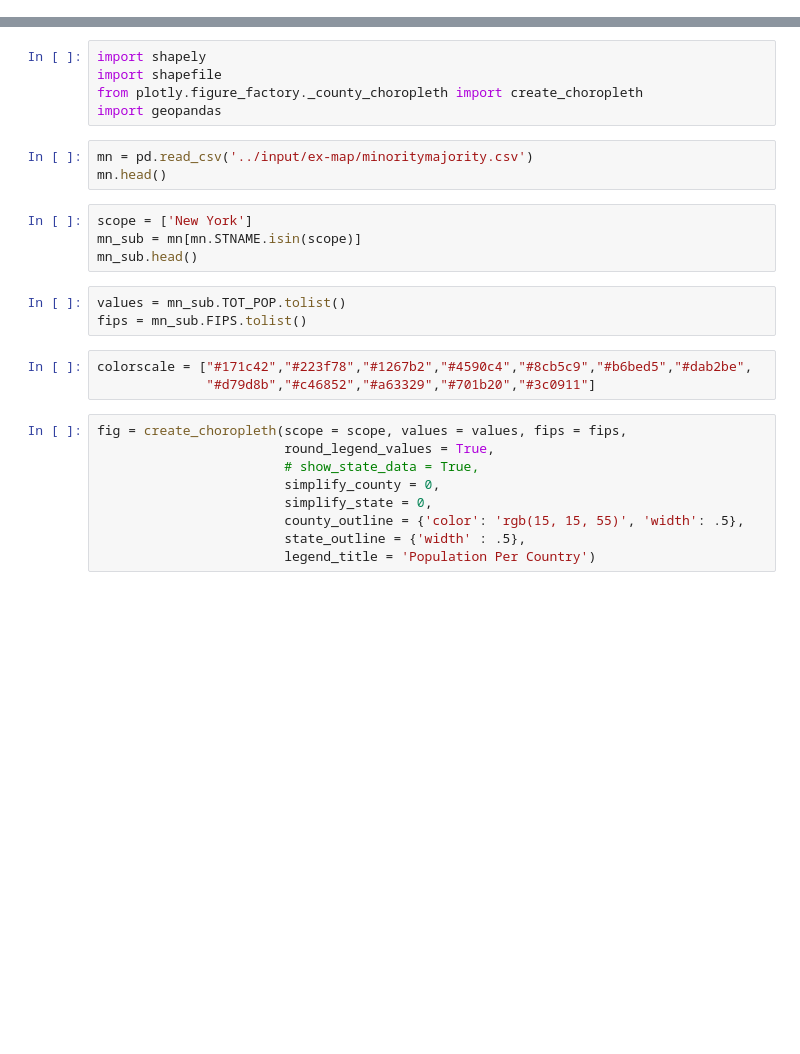
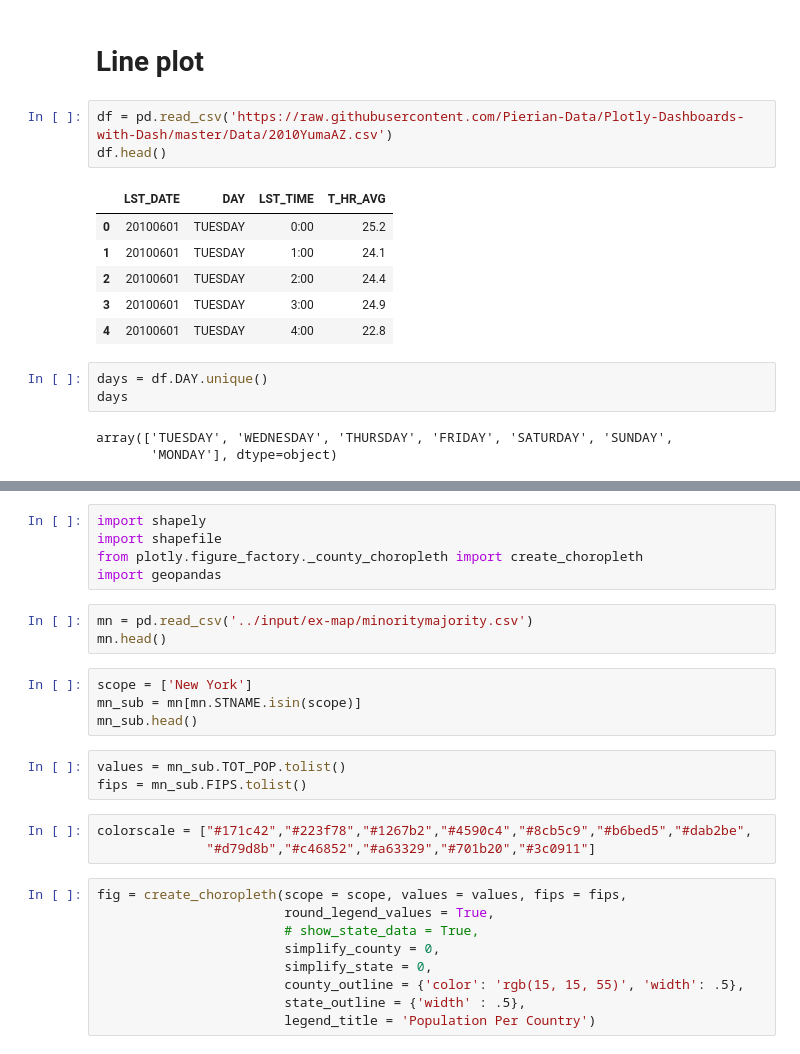
Before and after one commit to jjone36/Dash, a Jupyter notebook: Plotly.ipynb, the cells around one changed output, grey strips where cells are left out. Drawn from its saved outputs; the diff is of its cells as text; blank space fills up the shorter version.

```diff
--- a/Plotly.ipynb
+++ b/Plotly.ipynb
@@ -45,0 +66,18 @@ import plotly.figure_factory as ff
+# %% [markdown]
+# Line plot
+# %%
+df = pd.read_csv('https://raw.githubusercontent.com/Pierian-Data/Plotly-Dashboards-with-Dash/master/Data/2010YumaAZ.csv')
+df.head()
+# %% [output]
+|  | LST_DATE | DAY | LST_TIME | T_HR_AVG |
+| 0 | 20100601 | TUESDAY | 0:00 | 25.2 |
+| 1 | 20100601 | TUESDAY | 1:00 | 24.1 |
+| 2 | 20100601 | TUESDAY | 2:00 | 24.4 |
+| 3 | 20100601 | TUESDAY | 3:00 | 24.9 |
+| 4 | 20100601 | TUESDAY | 4:00 | 22.8 |
+# %%
+days = df.DAY.unique()
+days
+# %% [output]
+array(['TUESDAY', 'WEDNESDAY', 'THURSDAY', 'FRIDAY', 'SATURDAY', 'SUNDAY',
+       'MONDAY'], dtype=object)
```
Also changed, not shown: parts of 44 cells of this notebook, 3 other files.
